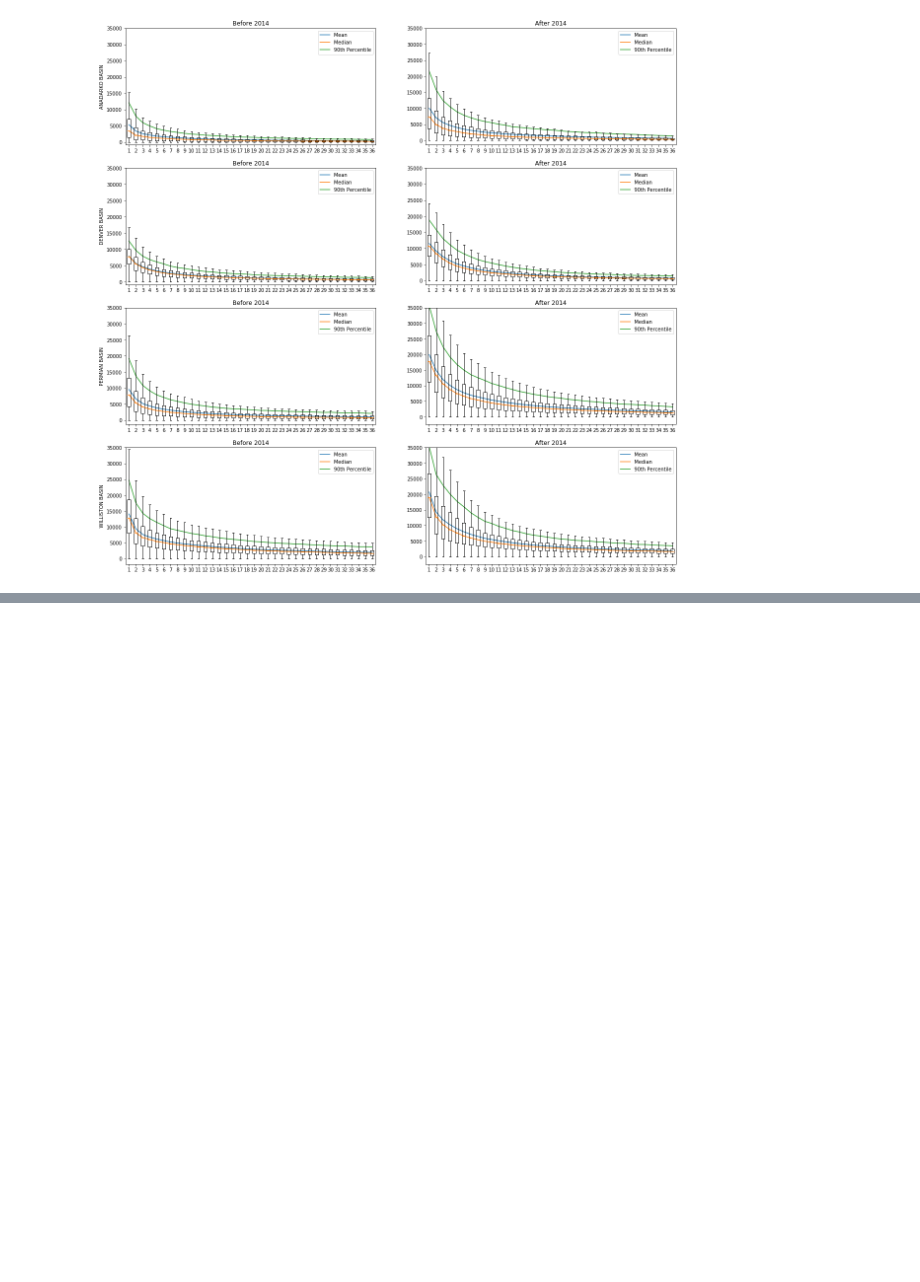
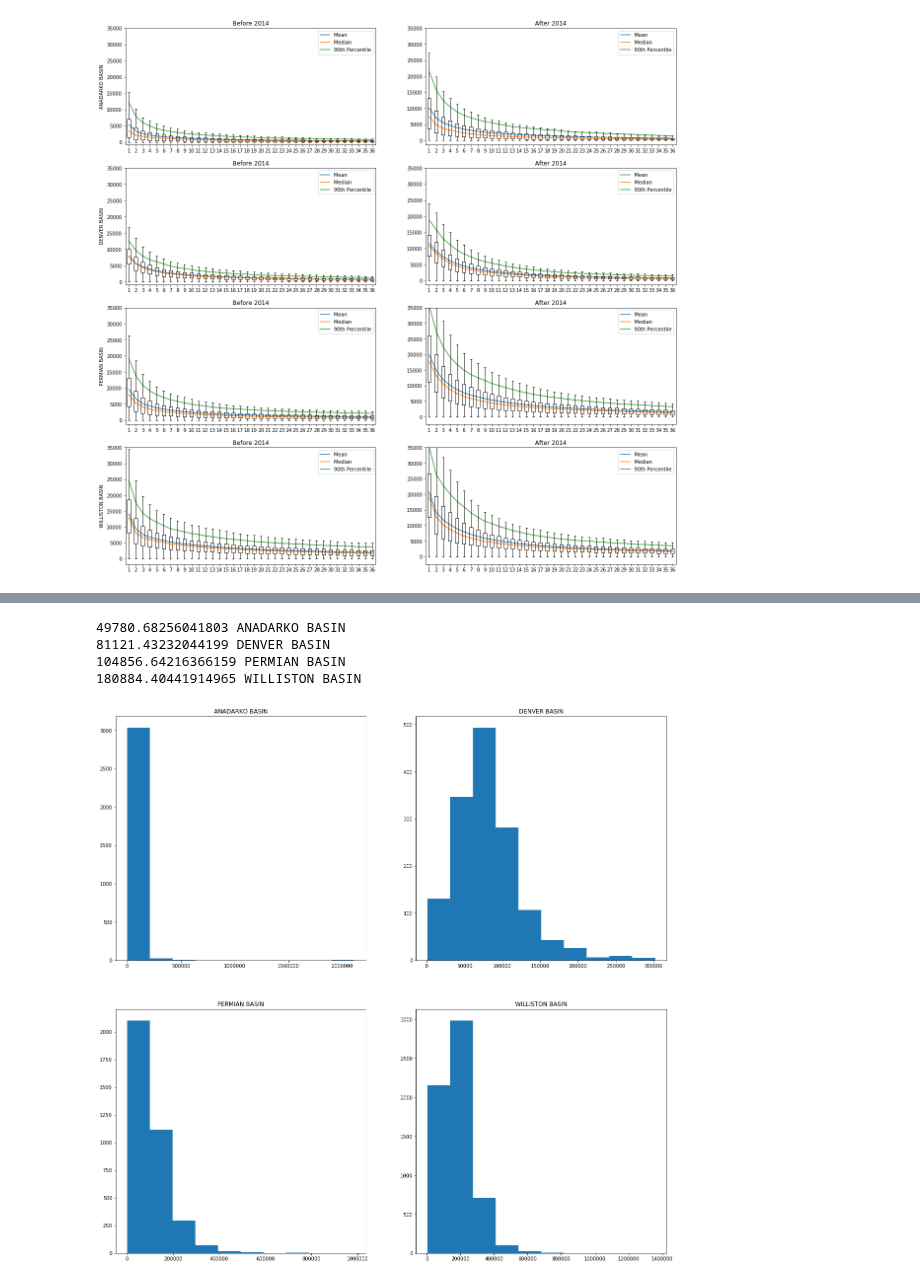
Before and after one commit to NourhanKhaled/DataScience-Project, a Jupyter notebook: Milestone1/Milestone_1.ipynb, the cells around one changed output, grey strips where cells are left out. Drawn from its saved outputs; the diff is of its cells as text; code cells hidden in the pictures; blank space fills up the shorter version.

Commit message:
histograms attempt

```diff
--- a/Milestone1/Milestone_1.ipynb
+++ b/Milestone1/Milestone_1.ipynb
@@ -41,6 +63,8 @@ new_prod_data_orig = prod_data.merge(max_month_prod_data, on='API')
 # %%
 # Remove Pre-Peak Months (clean up)
 new_prod_data = new_prod_data_orig[((new_prod_data_orig['Year'] == new_prod_data_orig['Max_Year']))]
-new_prod_data = new_prod_data[((new_prod_data['Month'] >= new_prod_data['Max_Month']))]
+new_prod_data = new_prod_data[(new_prod_data['Month'] >= new_prod_data['Max_Month'])]
+
 new_prod_data2 = new_prod_data_orig[((new_prod_data_orig['Year'] > new_prod_data_orig['Max_Year']))]
 new_prod_data3 = new_prod_data.append(new_prod_data2)
+new_prod_data3
@@ -200,0 +246,35 @@ plt.savefig('Plot2.png')
+# %%
+def cumm_prod_wells(table, basin):
+    total = table[(table['BasinName'] == basin)]
+    sums = total.groupby(total['API'])['Liquid'].sum()
+    return sums
+
+def ugly_loops(table, basin):
+    total = table[(table['BasinName'] == basin)]
+    apis = total['API'].unique()
+    sums = np.zeros(len(apis))
+    for i in range(len(apis)):
+        sums[i] = total[total['API'] == apis[i]]['Liquid'].sum()
+    return sums
+
+
+plt.rcParams["figure.figsize"] = 20,20
+x = [cumm_prod_wells(five_years_data, y) for y in basins]
+
+for i in range(len(basins)):
+    ax1 = plt.subplot(2,2,i+1)
+    ax1.hist(x[i])
+    print(x[i].mean(), basins[i])
+    ax1.set_title(basins[i])
+
+plt.savefig('Plot3.png')
+
+#print(cumm_prod_wells(five_years_data, "DENVER BASIN"))
+# x = cumm_prod_wells(five_years_data, "ANADARKO BASIN")
+# plt.hist(x)
+# %% [output]
+49780.68256041803 ANADARKO BASIN
+81121.43232044199 DENVER BASIN
+104856.64216366159 PERMIAN BASIN
+180884.40441914965 WILLISTON BASIN
+[figure, added]
```
Also changed, not shown: parts of 5 cells of this notebook.
